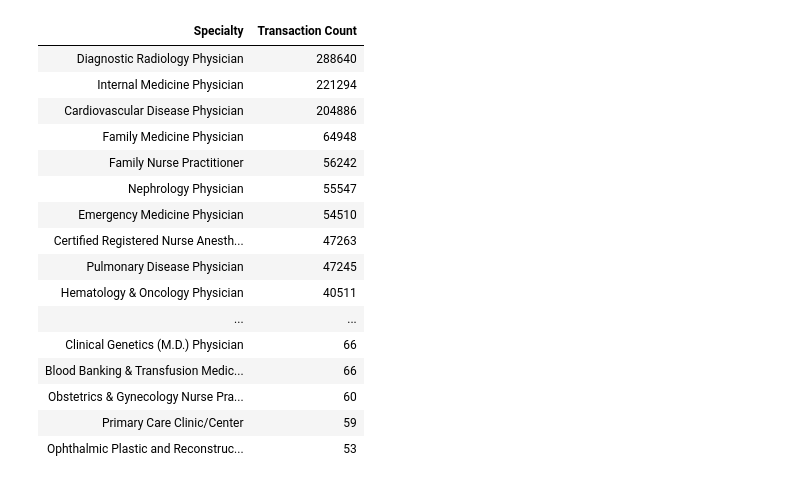
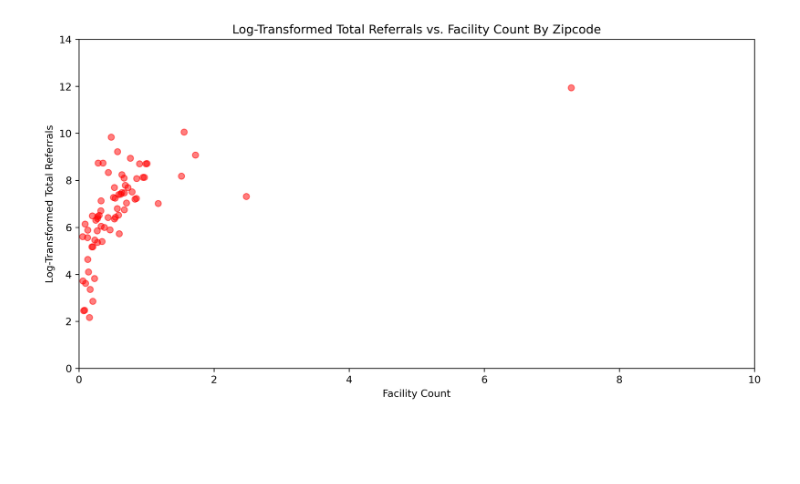
Before and after one commit to nss-data-science-cohort-5/hop_team-the_cheesy_nachos, a Jupyter notebook: initial_data_exploration.ipynb, the cells around one changed output. Cells and saved outputs as stored; diff of their text form; code cells hidden in the pictures; blank space fills up the shorter version.

Commit message:
more exploration by zipcode

```diff
--- a/initial_data_exploration.ipynb
+++ b/initial_data_exploration.ipynb
@@ -196,26 +167,15 @@ hospital_referrals\
-# %%
-hospital_referrals\
-.groupby('taxonomy_code_display_name_nppes_referral_from')['transaction_count']\
-.sum()\
-.reset_index()\
-.sort_values('transaction_count', ascending = False)\
-.rename(columns = {'taxonomy_code_display_name_nppes_referral_from':'Specialty', 'transaction_count':'Transaction Count'})\
-.style.hide(axis = 'index')
-# %% [output]
-| Specialty | Transaction Count |
-| Diagnostic Radiology Physician | 288640 |
-| Internal Medicine Physician | 221294 |
-| Cardiovascular Disease Physician | 204886 |
-| Family Medicine Physician | 64948 |
-| Family Nurse Practitioner | 56242 |
-| Nephrology Physician | 55547 |
-| Emergency Medicine Physician | 54510 |
-| Certified Registered Nurse Anesth... | 47263 |
-| Pulmonary Disease Physician | 47245 |
-| Hematology & Oncology Physician | 40511 |
-| ... | ... |
-| Clinical Genetics (M.D.) Physician | 66 |
-| Blood Banking & Transfusion Medic... | 66 |
-| Obstetrics & Gynecology Nurse Pra... | 60 |
-| Primary Care Clinic/Center | 59 |
-| Ophthalmic Plastic and Reconstruc... | 53 |
+# %%
+# Plot total referrals by zipcode against count of distinct facilities in that zipcode.
+plt.figure(figsize = (12,6), dpi = 300)
+plt.scatter(x = referrals_and_facilities_by_zipcode['facility_count'],
+            y = np.log(referrals_and_facilities_by_zipcode['total_referrals']),
+           alpha = 0.5,
+           color = 'red')
+plt.title('Log-Transformed Total Referrals vs. Facility Count By Zipcode')
+plt.xlabel('Facility Count')
+plt.ylabel('Log-Transformed Total Referrals')
+plt.xlim(0,10)
+plt.ylim(0,14)
+plt.show();
+# %% [output]
+[figure, added]
```
Also changed, not shown: parts of 12 cells of this notebook.
